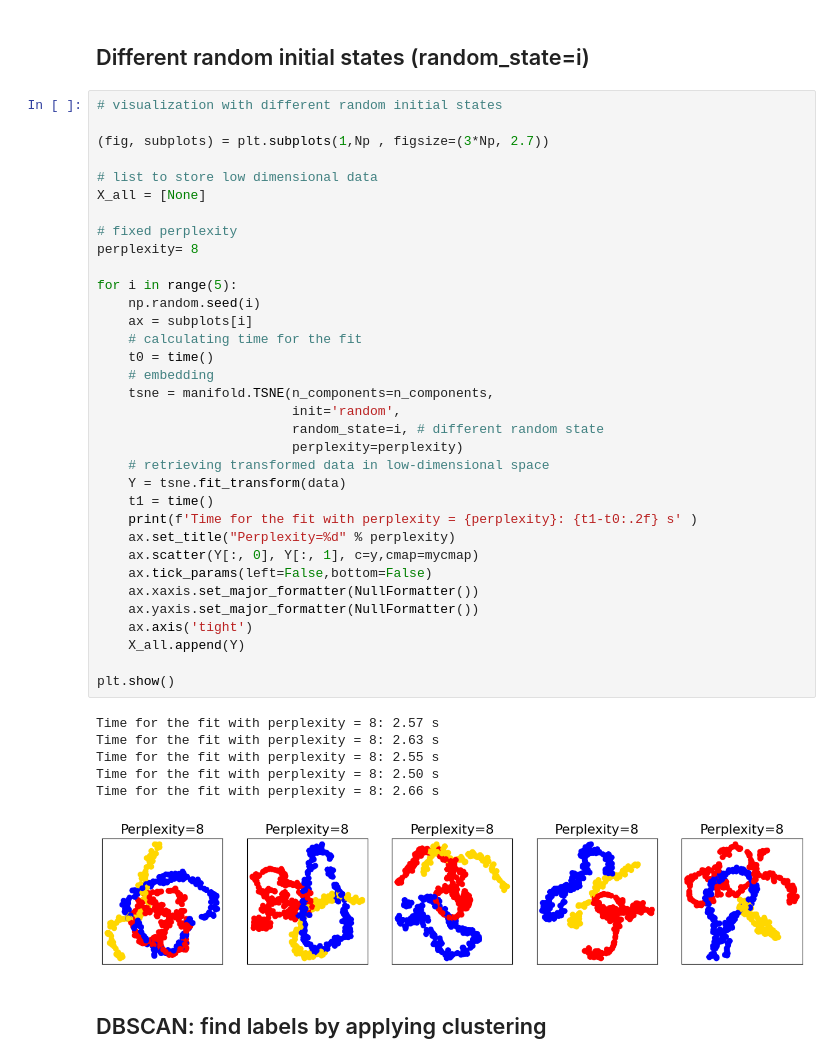
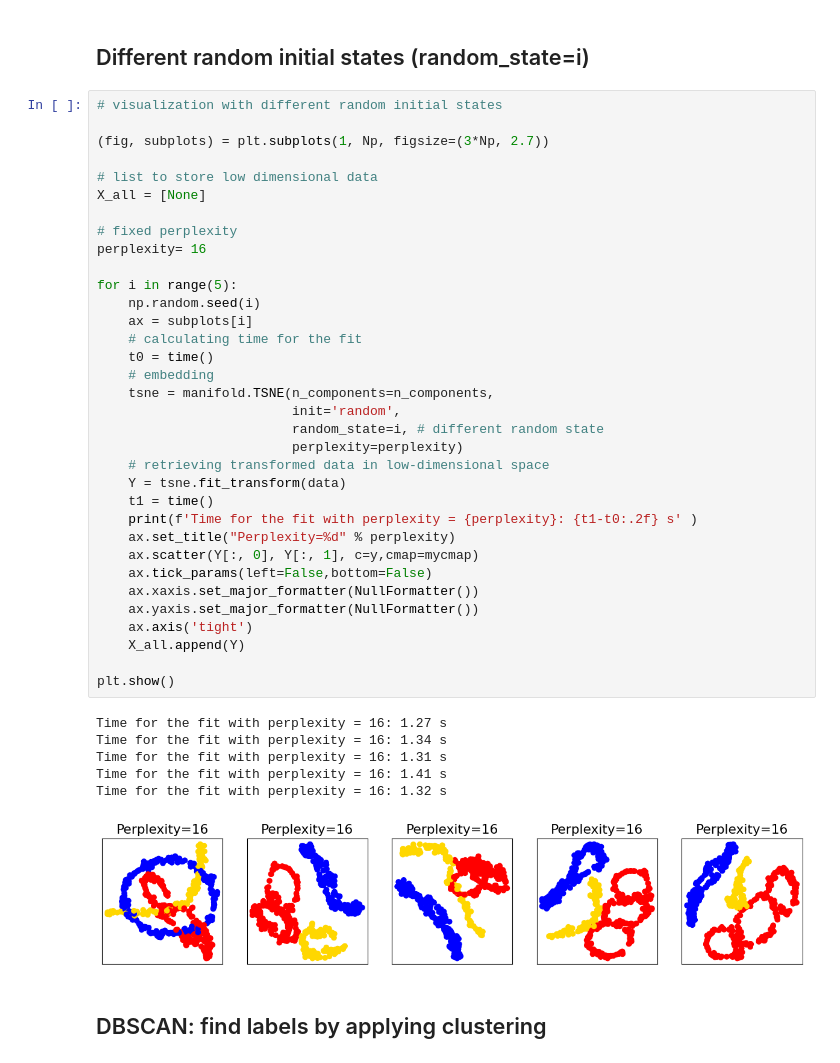
Before and after one commit to giuliadoda/LCP_mod_B, a Jupyter notebook: Ex2/group2406_exercise02.ipynb, the cells around one changed output. Drawn from its saved outputs; the diff is of its cells as text.

```diff
--- a/Ex2/group2406_exercise02.ipynb
+++ b/Ex2/group2406_exercise02.ipynb
@@ -138,44 +140,44 @@ Time for the fit with perplexity = 32: 2.86 s
 # %%
 # visualization with different random initial states
 
-(fig, subplots) = plt.subplots(1,Np , figsize=(3*Np, 2.7))
+(fig, subplots) = plt.subplots(1, Np, figsize=(3*Np, 2.7))
 
 # list to store low dimensional data
 X_all = [None]
 
 # fixed perplexity
-perplexity= 8
+perplexity= 16
 
 for i in range(5):
     np.random.seed(i)
     ax = subplots[i]
     # calculating time for the fit
     t0 = time()
     # embedding
     tsne = manifold.TSNE(n_components=n_components,
                          init='random',
                          random_state=i, # different random state
                          perplexity=perplexity)
     # retrieving transformed data in low-dimensional space
     Y = tsne.fit_transform(data)
     t1 = time()
     print(f'Time for the fit with perplexity = {perplexity}: {t1-t0:.2f} s' )
     ax.set_title("Perplexity=%d" % perplexity)
     ax.scatter(Y[:, 0], Y[:, 1], c=y,cmap=mycmap)
     ax.tick_params(left=False,bottom=False)
     ax.xaxis.set_major_formatter(NullFormatter())
     ax.yaxis.set_major_formatter(NullFormatter())
     ax.axis('tight')
     X_all.append(Y)
 
 plt.show()
 # %% [output]
-Time for the fit with perplexity = 8: 2.57 s
-Time for the fit with perplexity = 8: 2.63 s
-Time for the fit with perplexity = 8: 2.55 s
-Time for the fit with perplexity = 8: 2.50 s
-Time for the fit with perplexity = 8: 2.66 s
+Time for the fit with perplexity = 16: 1.27 s
+Time for the fit with perplexity = 16: 1.34 s
+Time for the fit with perplexity = 16: 1.31 s
+Time for the fit with perplexity = 16: 1.41 s
+Time for the fit with perplexity = 16: 1.32 s
-[figure, old version]
+[figure, new version]
 # %% [markdown]
 ## DBSCAN: find labels by applying clustering
 # %%
```
Also changed, not shown: parts of 15 cells of this notebook.
